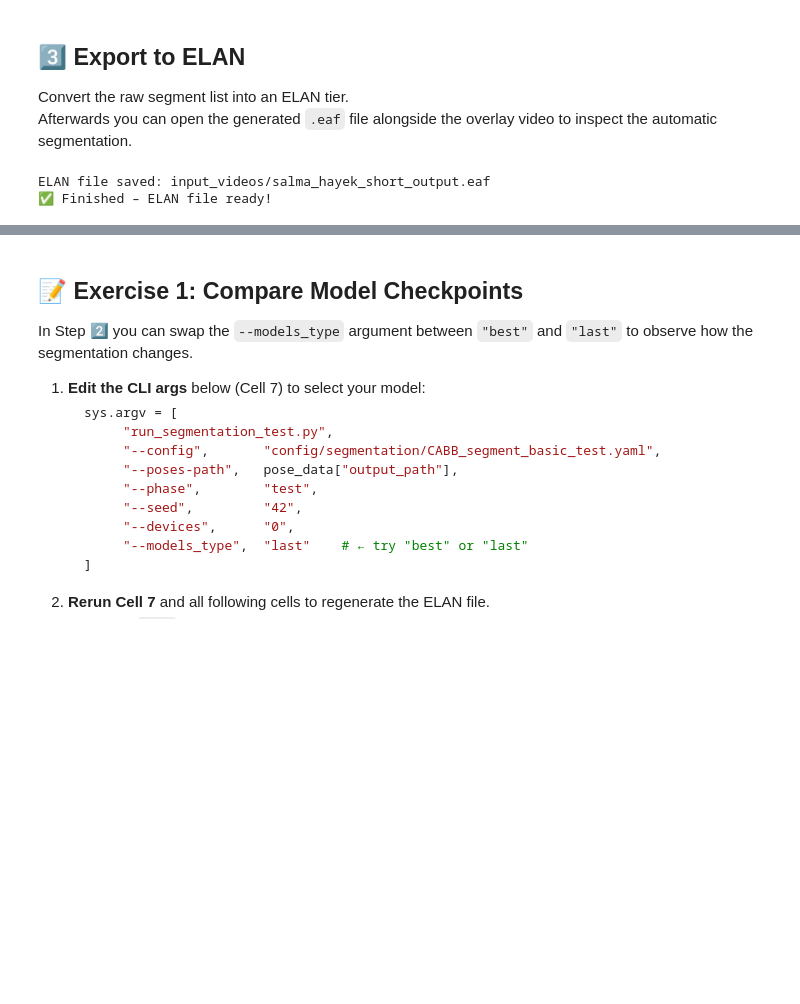
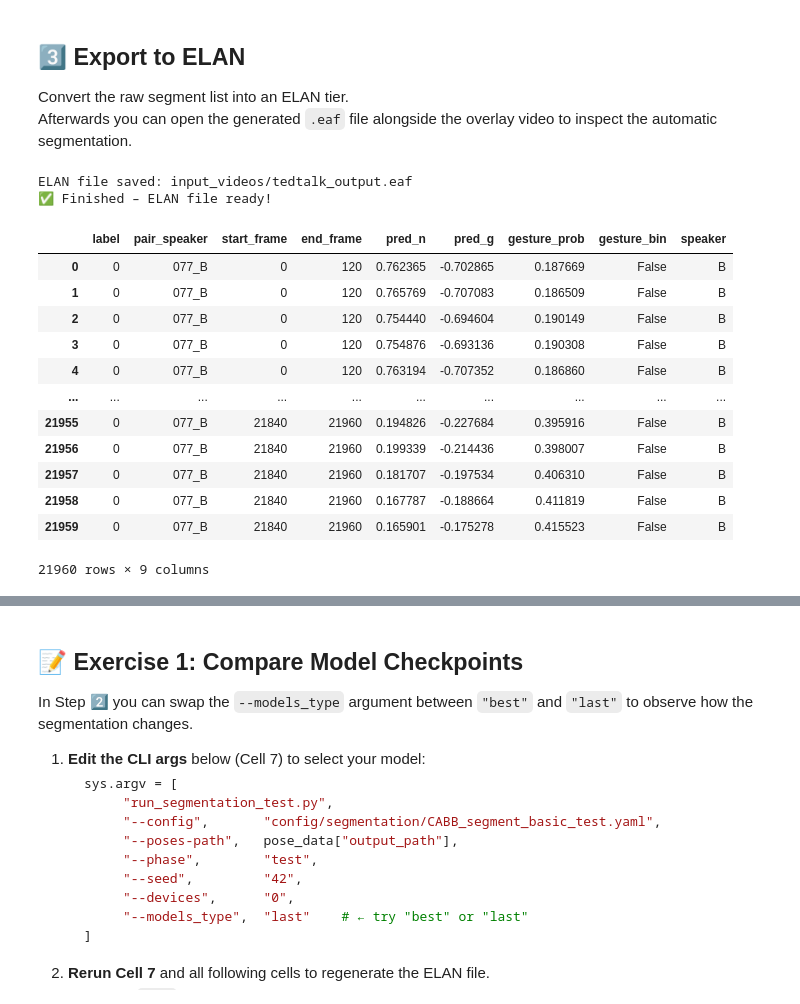
Before and after one commit to EsamGhaleb/medal_workshop_on_multimodal_interaction, a Jupyter notebook: Day1/Gesture_Segmentation_Tutorial.ipynb, the cells around one changed output, grey strips where cells are left out. Cells and saved outputs as stored; diff of their text form; code cells hidden in the pictures; blank space fills up the shorter version.

Commit message:
finalize gesture segmentation video git push

```diff
--- a/Day1/Gesture_Segmentation_Tutorial.ipynb
+++ b/Day1/Gesture_Segmentation_Tutorial.ipynb
@@ -46,6 +53,7 @@ Set `save_video=True` if you would like an overlay video with the skeleton drawn
 # %%
 # Path to the video you want to analyse
 video_path = "input_videos/salma_hayek_short.mp4"  # or specify a path to your video file
+video_path = "input_videos/tedtalk.webm"  # Replace with your video file path
 # video_path = 0 # ← use this to use your webcam as input
 
 # Extract keypoints. The function returns a dictionary with useful metadata.
@@ -151,16 +193,33 @@ Afterwards you can open the generated `.eaf` file alongside the overlay video to
 # %%
 from utils.Gesture_Segmentation_to_ELAN import process_and_save_all
 
-process_and_save_all(
+segmenation_results_per_frame = process_and_save_all(
     segmentation_results.copy(),
     fps=pose_data["samplerate"],
     model="skeleton",
     threshold=0.55,
     media_path=pose_data["video_output_path"],
     elan_template=pose_data['video_output_path'].replace(".mp4", ".eaf"),
+    smoothing_window=40,
 
 )
 print("✅ Finished – ELAN file ready!")
 # %% [output]
-ELAN file saved: input_videos/salma_hayek_short_output.eaf
+ELAN file saved: input_videos/tedtalk_output.eaf
 ✅ Finished – ELAN file ready!
+# %%
+segmenation_results_per_frame
+# %% [output]
+|  | label | pair_speaker | start_frame | end_frame | pred_n | pred_g | gesture_prob | gesture_bin | speaker |
+| 0 | 0 | 077_B | 0 | 120 | 0.762365 | -0.702865 | 0.187669 | False | B |
+| 1 | 0 | 077_B | 0 | 120 | 0.765769 | -0.707083 | 0.186509 | False | B |
+| 2 | 0 | 077_B | 0 | 120 | 0.754440 | -0.694604 | 0.190149 | False | B |
+| 3 | 0 | 077_B | 0 | 120 | 0.754876 | -0.693136 | 0.190308 | False | B |
+| 4 | 0 | 077_B | 0 | 120 | 0.763194 | -0.707352 | 0.186860 | False | B |
+| ... | ... | ... | ... | ... | ... | ... | ... | ... | ... |
+| 21955 | 0 | 077_B | 21840 | 21960 | 0.194826 | -0.227684 | 0.395916 | False | B |
+| 21956 | 0 | 077_B | 21840 | 21960 | 0.199339 | -0.214436 | 0.398007 | False | B |
+| 21957 | 0 | 077_B | 21840 | 21960 | 0.181707 | -0.197534 | 0.406310 | False | B |
+| 21958 | 0 | 077_B | 21840 | 21960 | 0.167787 | -0.188664 | 0.411819 | False | B |
+| 21959 | 0 | 077_B | 21840 | 21960 | 0.165901 | -0.175278 | 0.415523 | False | B |
+21960 rows × 9 columns
```
Also changed, not shown: parts of 4 cells of this notebook, 5 other files.
